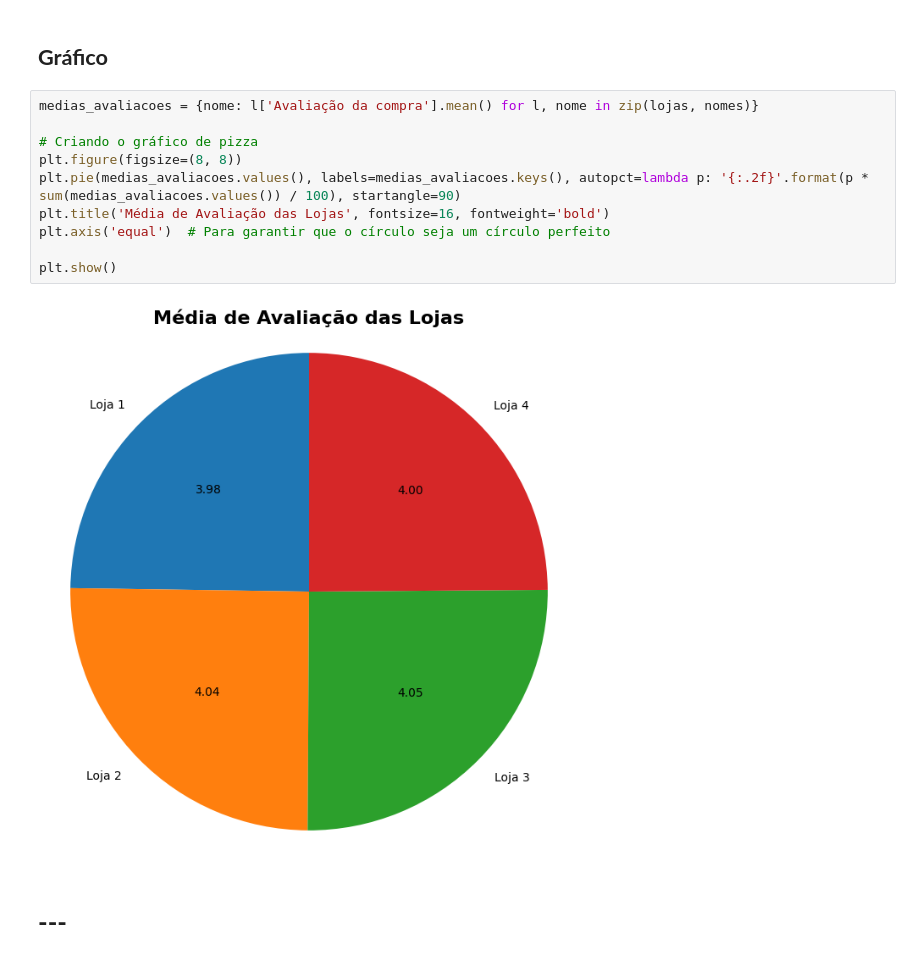
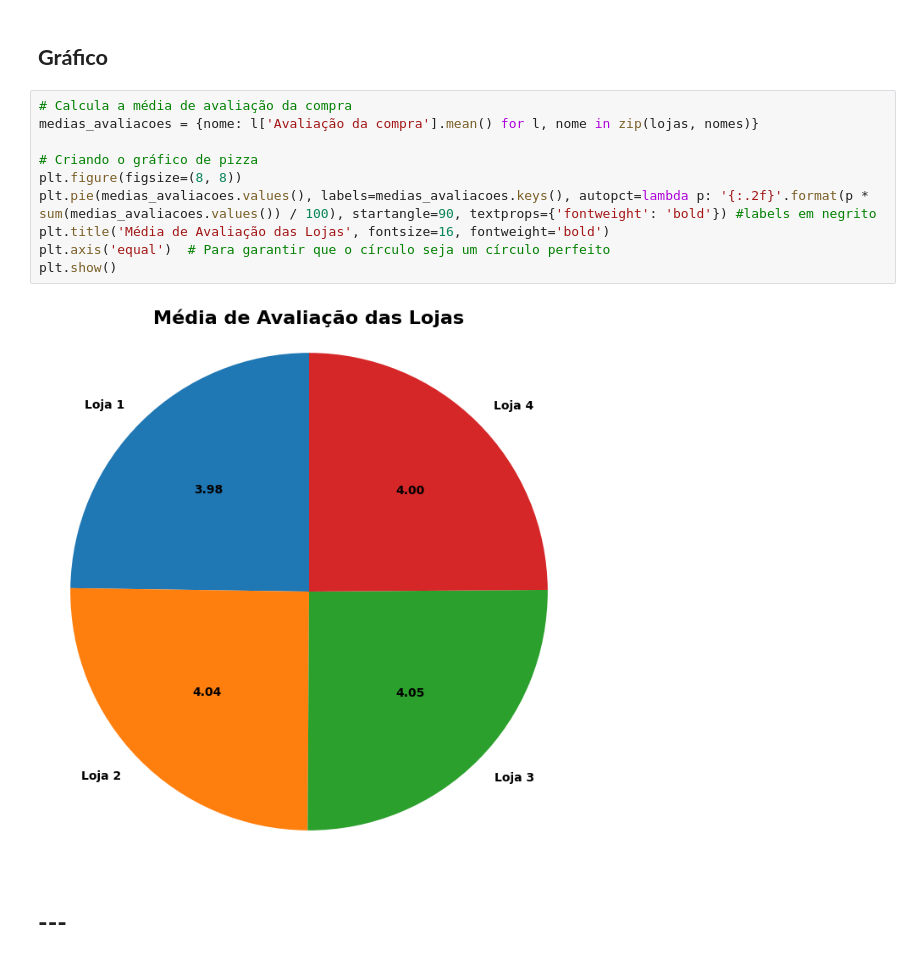
Before and after one commit to ASCCJR/AluraStoreOracleOne, a Jupyter notebook: AluraStoreBr.ipynb, the cells around one changed output. Saved outputs shown, nothing was run; the diff lists cells and outputs as text.

```diff
--- a/AluraStoreBr.ipynb
+++ b/AluraStoreBr.ipynb
@@ -263,17 +267,17 @@ tabela_medias
 # %% [markdown]
 ## **Gráfico**
 # %%
+# Calcula a média de avaliação da compra
 medias_avaliacoes = {nome: l['Avaliação da compra'].mean() for l, nome in zip(lojas, nomes)}
 
 # Criando o gráfico de pizza
 plt.figure(figsize=(8, 8))
-plt.pie(medias_avaliacoes.values(), labels=medias_avaliacoes.keys(), autopct=lambda p: '{:.2f}'.format(p * sum(medias_avaliacoes.values()) / 100), startangle=90)
+plt.pie(medias_avaliacoes.values(), labels=medias_avaliacoes.keys(), autopct=lambda p: '{:.2f}'.format(p * sum(medias_avaliacoes.values()) / 100), startangle=90, textprops={'fontweight': 'bold'}) #labels em negrito
 plt.title('Média de Avaliação das Lojas', fontsize=16, fontweight='bold')
 plt.axis('equal')  # Para garantir que o círculo seja um círculo perfeito
-
 plt.show()
 # %% [output]
-[figure, old version]
+[figure, new version]
 # %% [markdown]
 
 
```
Also changed, not shown: parts of 6 cells of this notebook.
